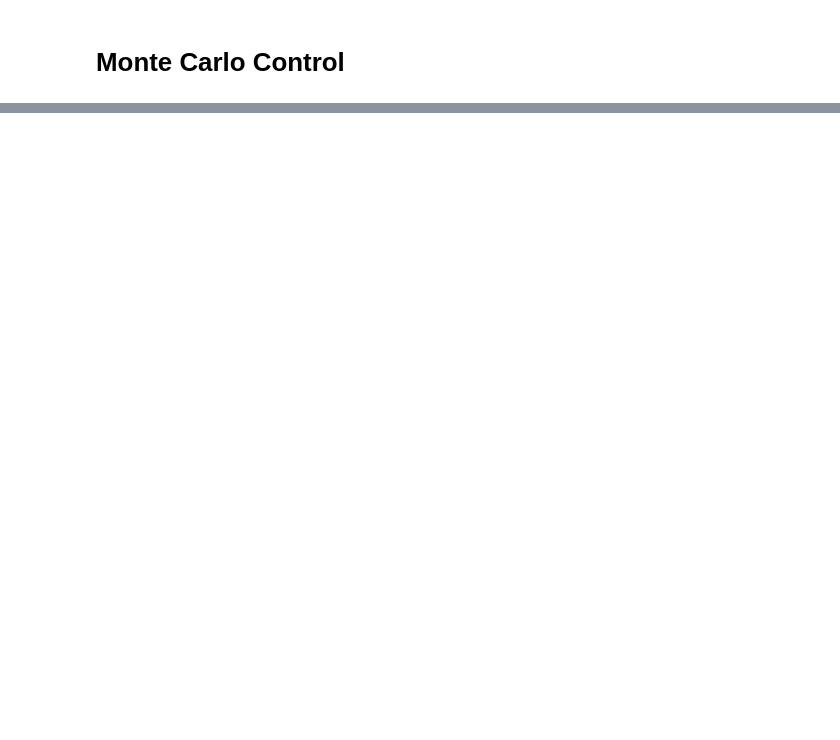
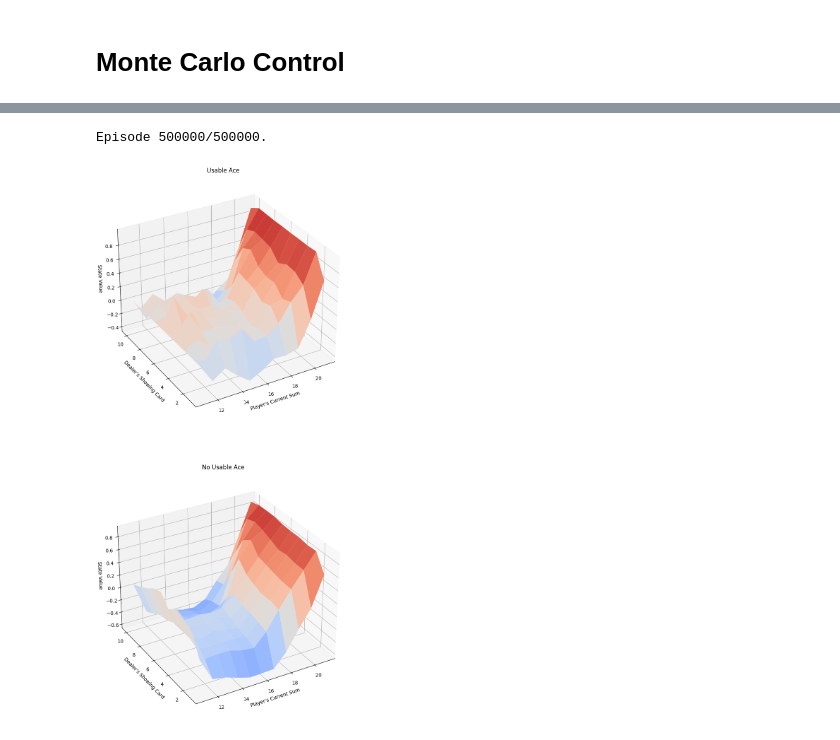
Before and after one commit to JeannesTheo/MonteCarlo, a Jupyter notebook: Control.ipynb, the cells around one changed output, grey strips where cells are left out. Drawn from its saved outputs; the diff is of its cells as text; code cells hidden in the pictures; blank space fills up the shorter version.

Commit message:
Policy comprehension

```diff
--- a/Control.ipynb
+++ b/Control.ipynb
@@ -55,7 +55,10 @@ def create_greedy_policy(Q):
         of action probabilities
     """
 def create_random_policy(nA): # Policy where all actions are equally likely
-    return np.ones(nA, dtype=float) / nA
+    A = np.ones(nA, dtype=float) / nA
+    def policy_fn(observation):
+        return A
+    return policy_fn
 # %%
 """
     Calculate the new Q values for the actions taken in the given episode.
@@ -266,5 +261,8 @@ TypeError: 'numpy.ndarray' object is not callable
 # %%
-# random_policy = create_random_policy(env.action_space.n)
-# policy_weighted, Q_weighted = mc_control_importance_sampling(env_weighted, 500000, random_policy)
-# V_weigthed = dict((k,np.max(v)) for k, v in Q_weighted.items())
-# plot_blackjack_values(V_weigthed)
+random_policy = create_random_policy(env.action_space.n)
+policy_weighted, Q_weighted = mc_control_importance_sampling(env_weighted, 500000, random_policy)
+V_weigthed = dict((k,np.max(v)) for k, v in Q_weighted.items())
+plot_blackjack_values(V_weigthed)
+# %% [output]
+Episode 500000/500000.
+[figure, added]
```
Also changed, not shown: parts of 5 cells of this notebook.
